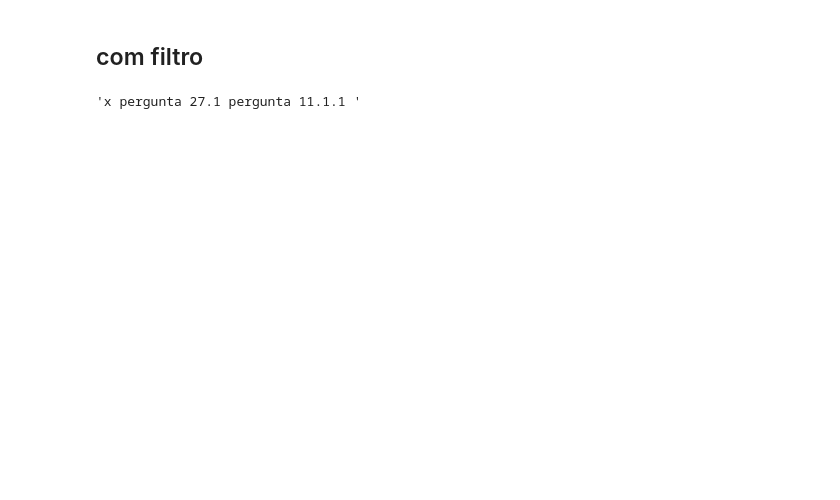
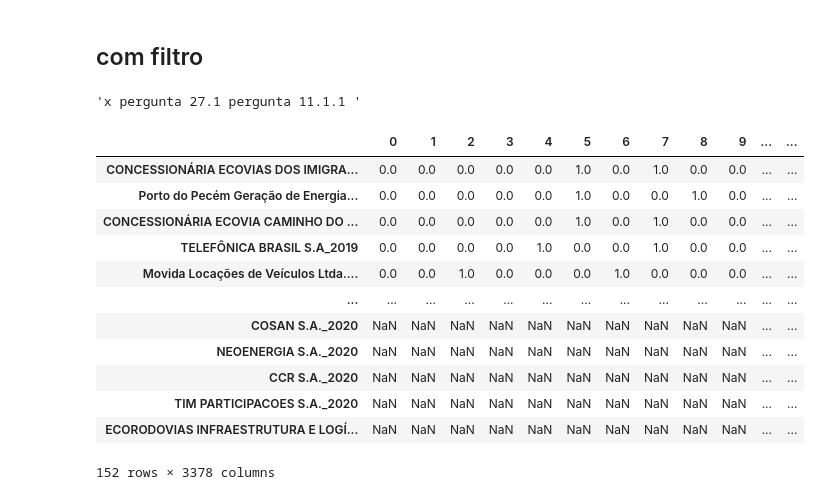
Before and after one commit to guilhermedrud/sustentabilidade, a Jupyter notebook: notebooks/create_dataset.ipynb, the cells around one changed output. Saved outputs shown, nothing was run; the diff lists cells and outputs as text; code cells hidden in the pictures; blank space fills up the shorter version.

```diff
--- a/notebooks/create_dataset.ipynb
+++ b/notebooks/create_dataset.ipynb
@@ -397,6 +393,20 @@ grouped_clean = grouped_clean.groupby(grouped_clean.columns, axis=1).max()
 mask_2_quest = dict(zip(range(len(grouped_clean.columns)),grouped_clean.columns))
 quest_2_mask = dict(zip(grouped_clean.columns,range(len(grouped_clean.columns))))
 # %%
-grouped_clean.rename(mapper=quest_2_mask,axis=1).to_csv("questionaries.csv")
+grouped_clean.rename(mapper=quest_2_mask,axis=1)#.to_csv("questionaries.csv")
+# %% [output]
+|  | 0 | 1 | 2 | 3 | 4 | 5 | 6 | 7 | 8 | 9 | ... | ... |
+| CONCESSIONÁRIA ECOVIAS DOS IMIGRA... | 0.0 | 0.0 | 0.0 | 0.0 | 0.0 | 1.0 | 0.0 | 1.0 | 0.0 | 0.0 | ... | ... |
+| Porto do Pecém Geração de Energia... | 0.0 | 0.0 | 0.0 | 0.0 | 0.0 | 1.0 | 0.0 | 0.0 | 1.0 | 0.0 | ... | ... |
+| CONCESSIONÁRIA ECOVIA CAMINHO DO ... | 0.0 | 0.0 | 0.0 | 0.0 | 0.0 | 1.0 | 0.0 | 1.0 | 0.0 | 0.0 | ... | ... |
+| TELEFÔNICA BRASIL S.A_2019 | 0.0 | 0.0 | 0.0 | 0.0 | 1.0 | 0.0 | 0.0 | 1.0 | 0.0 | 0.0 | ... | ... |
+| Movida Locações de Veículos Ltda.... | 0.0 | 0.0 | 1.0 | 0.0 | 0.0 | 0.0 | 1.0 | 0.0 | 0.0 | 0.0 | ... | ... |
+| ... | ... | ... | ... | ... | ... | ... | ... | ... | ... | ... | ... | ... |
+| COSAN S.A._2020 | NaN | NaN | NaN | NaN | NaN | NaN | NaN | NaN | NaN | NaN | ... | ... |
+| NEOENERGIA S.A._2020 | NaN | NaN | NaN | NaN | NaN | NaN | NaN | NaN | NaN | NaN | ... | ... |
+| CCR S.A._2020 | NaN | NaN | NaN | NaN | NaN | NaN | NaN | NaN | NaN | NaN | ... | ... |
+| TIM PARTICIPACOES S.A._2020 | NaN | NaN | NaN | NaN | NaN | NaN | NaN | NaN | NaN | NaN | ... | ... |
+| ECORODOVIAS INFRAESTRUTURA E LOGÍ... | NaN | NaN | NaN | NaN | NaN | NaN | NaN | NaN | NaN | NaN | ... | ... |
+152 rows × 3378 columns
 # %%
 7444
```
Also changed, not shown: parts of 6 cells of this notebook, 7 other files.
